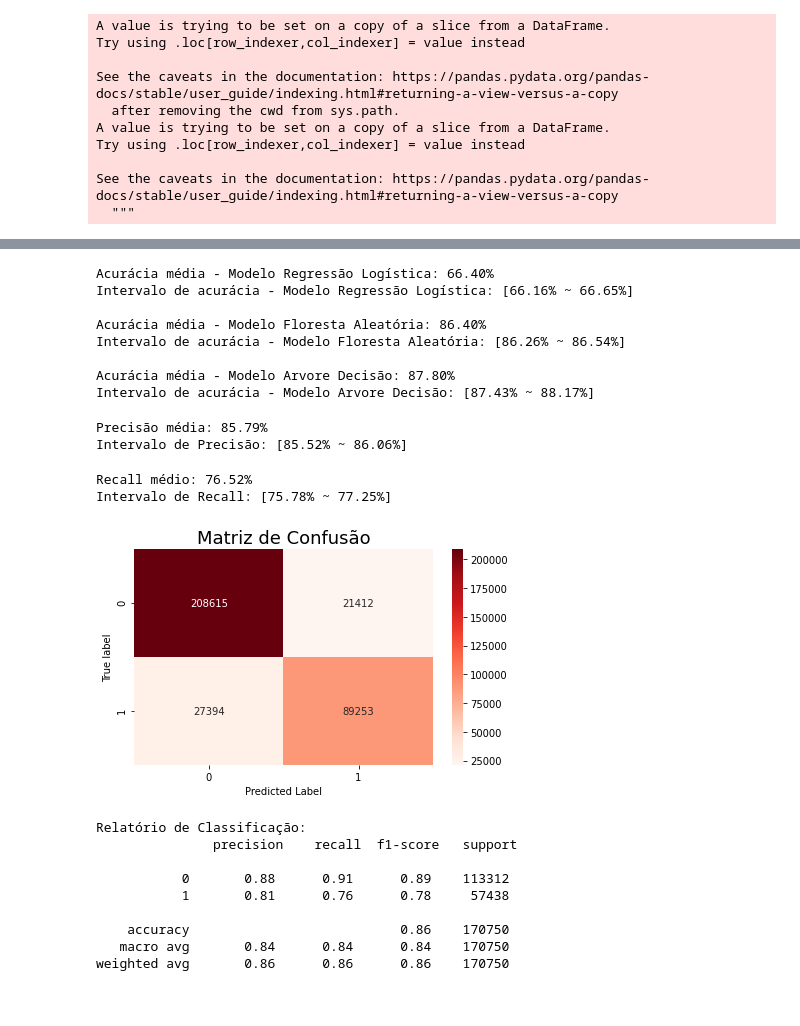
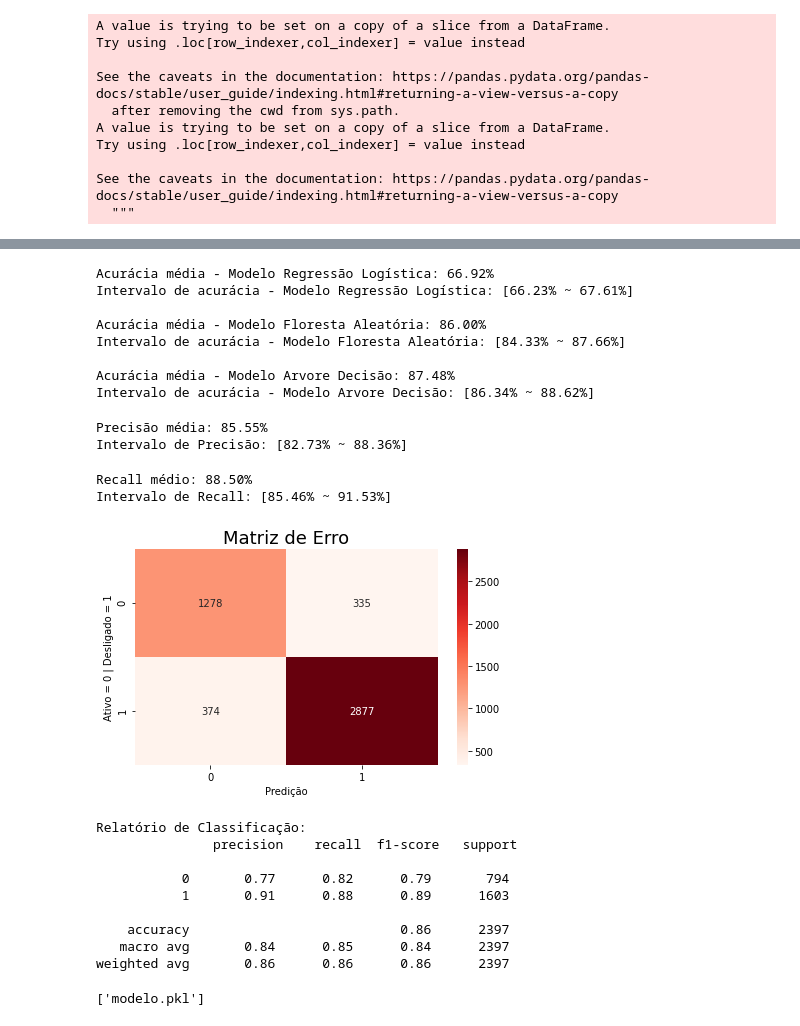
Before and after one commit to NophaieViscente/AnaliseTurnover, a Jupyter notebook: Análise_Turnover.ipynb, the cells around one changed output, grey strips where cells are left out. Cells and saved outputs as stored; diff of their text form; code cells hidden in the pictures.

```diff
--- a/Análise_Turnover.ipynb
+++ b/Análise_Turnover.ipynb
@@ -8,7 +8,7 @@ import seaborn as sns
 import numpy as np
 # %%
 # Lendo o arquivo csv extraído.
-df = pd.read_csv('/content/drive/MyDrive/funcionarios.csv', encoding='latin-1')
+df = pd.read_csv('/content/drive/MyDrive/funcionarios_unique.csv', encoding='latin-1')
 # %%
 # Retirando dados inconsistentes, que não contém a Data de Admissão.
 df = df.loc[df.DataAdmissao != '-']
@@ -86,11 +84,11 @@ df.loc[(df.Empresa == '701'), 'Cidade_Empresa'] = 'Cacador-SC'
 df.loc[(df.Empresa == '103'), 'Cidade_Empresa'] = 'Santa_Cecilia-SC'
 df.loc[(df.Empresa == '703'), 'Cidade_Empresa'] = 'Palmas-PR'
 # %%
-data = df[['Empresa', 'Cidade_Empresa','Ano', 'Mes','CargoFuncionario',
-       'ValorSalario', 'SexoFuncionario',
-       'EstadoCivilFuncionario', 'GrauInstrucao',
-       'IniciativaRescisao','JustaCausaRescisao', 'FuncionarioSindicalizado', 'RecebeInsalubridade',
-       'RecebePericulosidade', 'CargaHorariaFuncionario', 'SituacaoFerias', 'Situacao']]
+data = df[['Empresa', 'Cidade_Empresa',
+       'SalarioAtual', 'SexoFuncionario',
+       'EstadoCivilFuncionario', 'GrauInstrucao', 'FaixaTempoEmpresa',
+       'FuncionarioSindicalizado', 'RecebeInsalubridade',
+       'RecebePericulosidade', 'CargaHorariaFuncionario','Situacao']]
 # %%
 # Colocando números nas categorias das 'colunasTransformar' .
 for nome_coluna in data.columns :
@@ -190,6 +198,6 @@ Index(['Empresa', 'Cidade_Empresa', 'Ano', 'Mes', 'ValorSalario',
 # %%
 from sklearn.model_selection import train_test_split
-X = data.drop(['Situacao','IniciativaRescisao','JustaCausaRescisao'],axis=1).values
+X = data.drop(['Situacao'],axis=1).values
 y = data.Situacao.values
 # %%
 from sklearn.linear_model import LogisticRegression
@@ -230,14 +238,14 @@ for item in modelos:
                   (media - 2*desvioPadrao)*100, (media + 2*desvioPadrao)*100))
     cont += 1
 # %% [output]
-Acurácia média - Modelo Regressão Logística: 66.40%
-Intervalo de acurácia - Modelo Regressão Logística: [66.16% ~ 66.65%]
+Acurácia média - Modelo Regressão Logística: 66.92%
+Intervalo de acurácia - Modelo Regressão Logística: [66.23% ~ 67.61%]
 
-Acurácia média - Modelo Floresta Aleatória: 86.40%
-Intervalo de acurácia - Modelo Floresta Aleatória: [86.26% ~ 86.54%]
+Acurácia média - Modelo Floresta Aleatória: 86.00%
+Intervalo de acurácia - Modelo Floresta Aleatória: [84.33% ~ 87.66%]
 
-Acurácia média - Modelo Arvore Decisão: 87.80%
-Intervalo de acurácia - Modelo Arvore Decisão: [87.43% ~ 88.17%]
+Acurácia média - Modelo Arvore Decisão: 87.48%
+Intervalo de acurácia - Modelo Arvore Decisão: [86.34% ~ 88.62%]
 # %%
 # Criando função para determinar a precisão do modelo.
 def intervalo_precisao(resultados):
@@ -253,8 +261,8 @@ resultados = cross_val_score(modeloFlorestaAleatoria, X_treino, y_treino, cv = c
                           scoring='precision_weighted')
 intervalo_precisao(resultados)
 # %% [output]
-Precisão média: 85.79%
-Intervalo de Precisão: [85.52% ~ 86.06%]
+Precisão média: 85.55%
+Intervalo de Precisão: [82.73% ~ 88.36%]
 # %%
 def intervalo_recall(results):
     mean = results.mean()
@@ -268,24 +276,24 @@ model = RandomForestClassifier(n_estimators=5)
 results = cross_val_score(model, X_treino, y_treino, cv = cv, scoring = 'recall')
 intervalo_recall(results)
 # %% [output]
-Recall médio: 76.52%
-Intervalo de Recall: [75.78% ~ 77.25%]
+Recall médio: 88.50%
+Intervalo de Recall: [85.46% ~ 91.53%]
 # %%
 from sklearn.model_selection import cross_val_predict
 from sklearn.metrics import confusion_matrix
 np.random.seed(SEED)
 cv = StratifiedKFold(n_splits = 5, shuffle = True)
 model = RandomForestClassifier(n_estimators=5)
 y_pred = cross_val_predict(model, X_treino, y_treino, cv = cv)
 fig, ax = plt.subplots()
 sns.heatmap(confusion_matrix(y_treino, y_pred), annot=True,
             ax=ax, fmt='d', cmap='Reds')
-ax.set_title("Matriz de Confusão", fontsize=18)
-ax.set_ylabel("True label")
-ax.set_xlabel("Predicted Label")
+ax.set_title("Matriz de Erro", fontsize=18)
+ax.set_ylabel("Ativo = 0 | Desligado = 1")
+ax.set_xlabel("Predição")
 plt.tight_layout()
 # %% [output]
-[figure, old version]
+[figure, new version]
 # %%
 modeloFlorestaAleatoria_final = RandomForestClassifier(n_estimators=3)
 modeloFlorestaAleatoria_final.fit(X_treino, y_treino)
@@ -297,9 +305,14 @@ print("Relatório de Classificação:\n",
 Relatório de Classificação:
                precision    recall  f1-score   support
 
-           0       0.88      0.91      0.89    113312
-           1       0.81      0.76      0.78     57438
+           0       0.77      0.82      0.79       794
+           1       0.91      0.88      0.89      1603
 
-    accuracy                           0.86    170750
-   macro avg       0.84      0.84      0.84    170750
-weighted avg       0.86      0.86      0.86    170750
+    accuracy                           0.86      2397
+   macro avg       0.84      0.85      0.84      2397
+weighted avg       0.86      0.86      0.86      2397
+# %%
+from sklearn.externals import joblib
+joblib.dump(modeloFlorestaAleatoria_final, 'modelo.pkl')
+# %% [output]
+['modelo.pkl']
```
Also changed, not shown: parts of 13 cells of this notebook.
